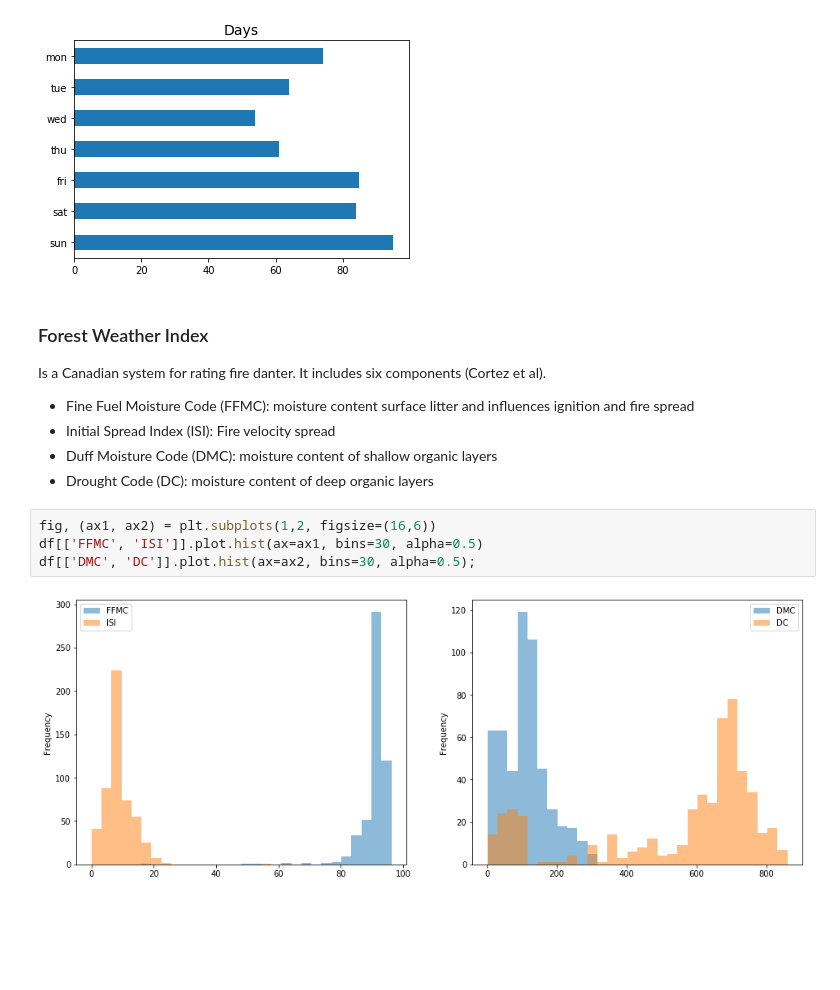
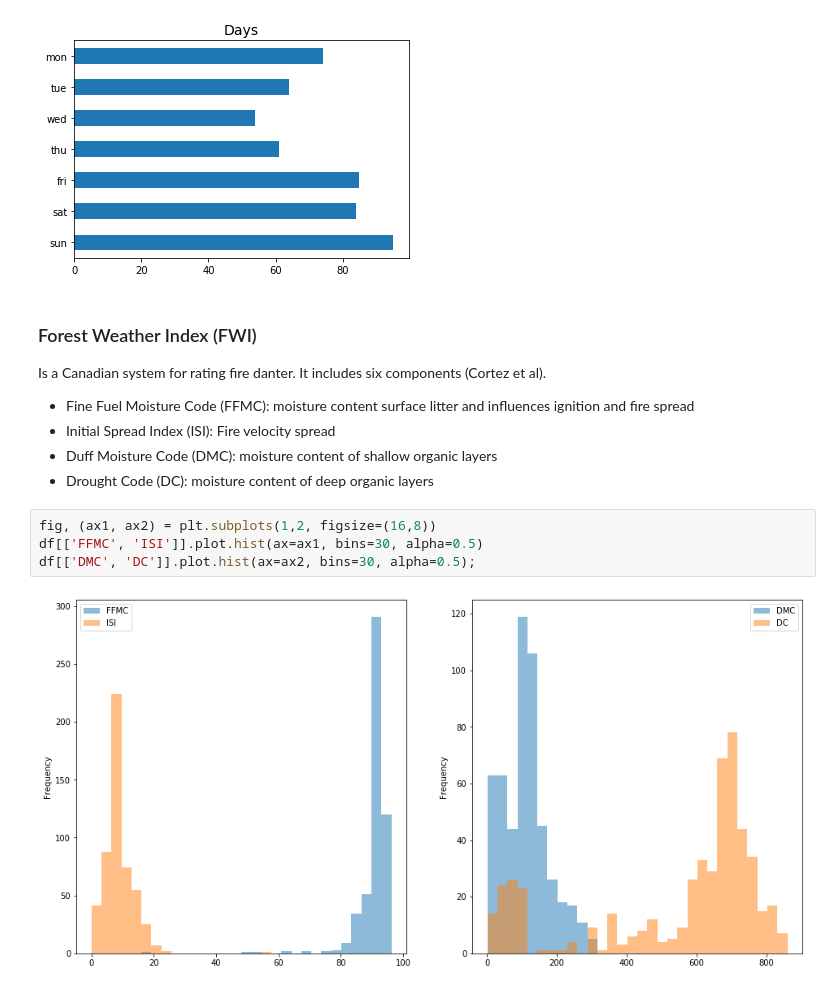
Before and after one commit to leanguardia/msc-project-pipelines, a Jupyter notebook: Reg - Fire Forests.ipynb, the cells around one changed output. Saved outputs shown, nothing was run; the diff lists cells and outputs as text; blank space fills up the shorter version.

Commit message:
Fire Forests EDA

```diff
--- a/Reg - Fire Forests.ipynb
+++ b/Reg - Fire Forests.ipynb
@@ -76,15 +75,15 @@ ax.set_title("Days", fontsize=14);
 # %% [output]
 [figure]
 # %% [markdown]
-### Forest Weather Index
+### Forest Weather Index (FWI)
 Is a Canadian system for rating fire danter. It includes six components (Cortez et al).
 - Fine Fuel Moisture Code (FFMC): moisture content surface litter and influences ignition and fire spread
 - Initial Spread Index (ISI): Fire velocity spread
 - Duff Moisture Code (DMC): moisture content of shallow organic layers
 - Drought Code (DC): moisture content of deep organic layers
 # %%
-fig, (ax1, ax2) = plt.subplots(1,2, figsize=(16,6))
+fig, (ax1, ax2) = plt.subplots(1,2, figsize=(16,8))
 df[['FFMC', 'ISI']].plot.hist(ax=ax1, bins=30, alpha=0.5)
 df[['DMC', 'DC']].plot.hist(ax=ax2, bins=30, alpha=0.5);
 # %% [output]
-[figure, old version]
+[figure, new version]
```
Also changed, not shown: parts of 16 cells of this notebook.
